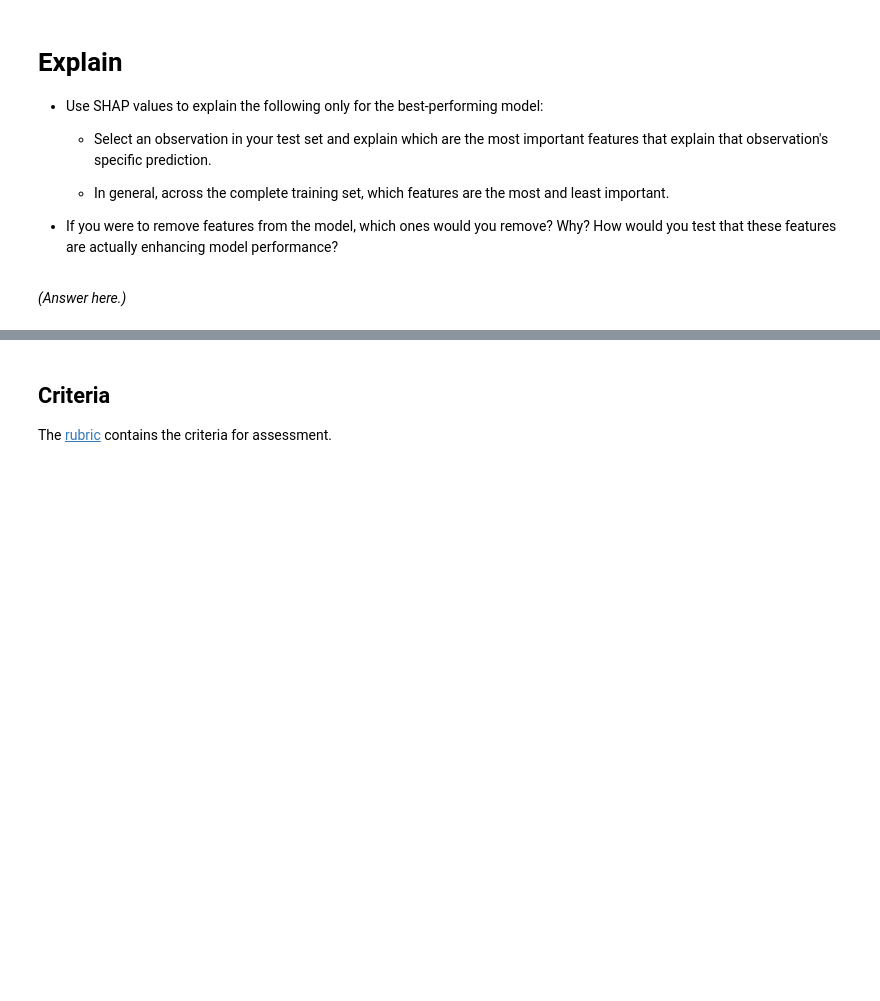
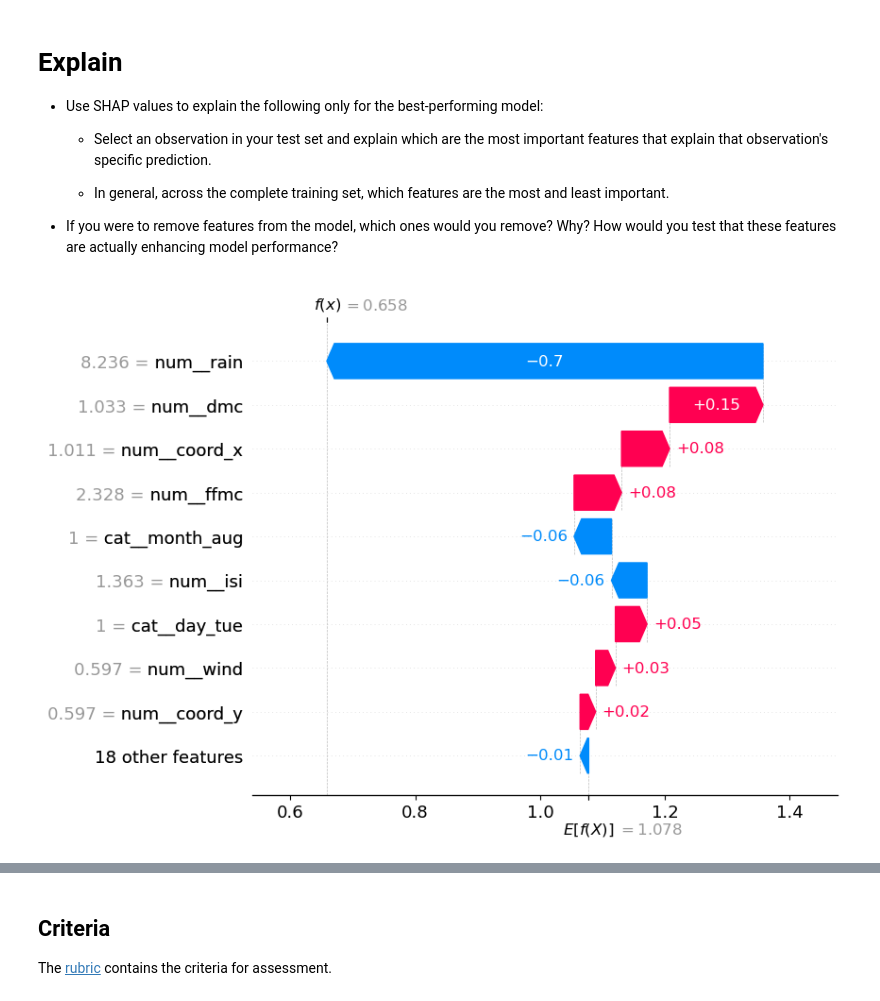
Before and after one commit to NTDuongLe/production, a Jupyter notebook: 02_activities/assignments/assignment_2.ipynb, the cells around one changed output, grey strips where cells are left out. Drawn from its saved outputs; the diff is of its cells as text; code cells hidden in the pictures; blank space fills up the shorter version.

```diff
--- a/02_activities/assignments/assignment_2.ipynb
+++ b/02_activities/assignments/assignment_2.ipynb
@@ -318,9 +319,12 @@ Best Parameters: {'regressor__max_depth': 5, 'regressor__min_samples_split': 10,
 
 + Save the best performing model to a pickle file.
 # %%
+# Define the best performing model
+best_perf_model = best_models['Pipeline B']
+
 # Save the best performaing model to a pickle file
 with open('best_forest_fire_model.pkl', 'wb') as file:
-    pickle.dump(best_model, file)
+    pickle.dump(best_perf_model, file)
 # %% [markdown]
 # Explain
 
@@ -331,5 +335,34 @@ with open('best_forest_fire_model.pkl', 'wb') as file:
     - In general, across the complete training set, which features are the most and least important.
 
 + If you were to remove features from the model, which ones would you remove? Why? How would you test that these features are actually enhancing model performance?
-# %% [markdown]
-*(Answer here.)*
+# %%
+# Modify for numpy issue in shap
+np.int = int
+
+# Fit the best model
+best_perf_model.fit(X_train, y_train)
+
+# Define transformation
+data_transform = best_perf_model.named_steps['preprocessing'].transform(X_test)
+
+# Set explainer
+explainer = shap.LinearExplainer(
+    best_perf_model.named_steps['regressor'],
+    data_transform
+)
+
+# Create array of shap values
+shap_values_array = explainer.shap_values(data_transform)
+
+# Wrap shap values in explanation to ensure compatability with shap plots
+shap_values = shap.Explanation(
+    values=shap_values_array,
+    base_values= explainer.expected_value,
+    data = data_transform,
+    feature_names = best_perf_model.named_steps['preprocessing'].get_feature_names_out()
+)
+# %%
+# Create shap waterfall plot (local)
+shap.plots.waterfall(shap_values[1])
+# %% [output]
+[figure, added]
```
Also changed, not shown: parts of 3 cells of this notebook.
